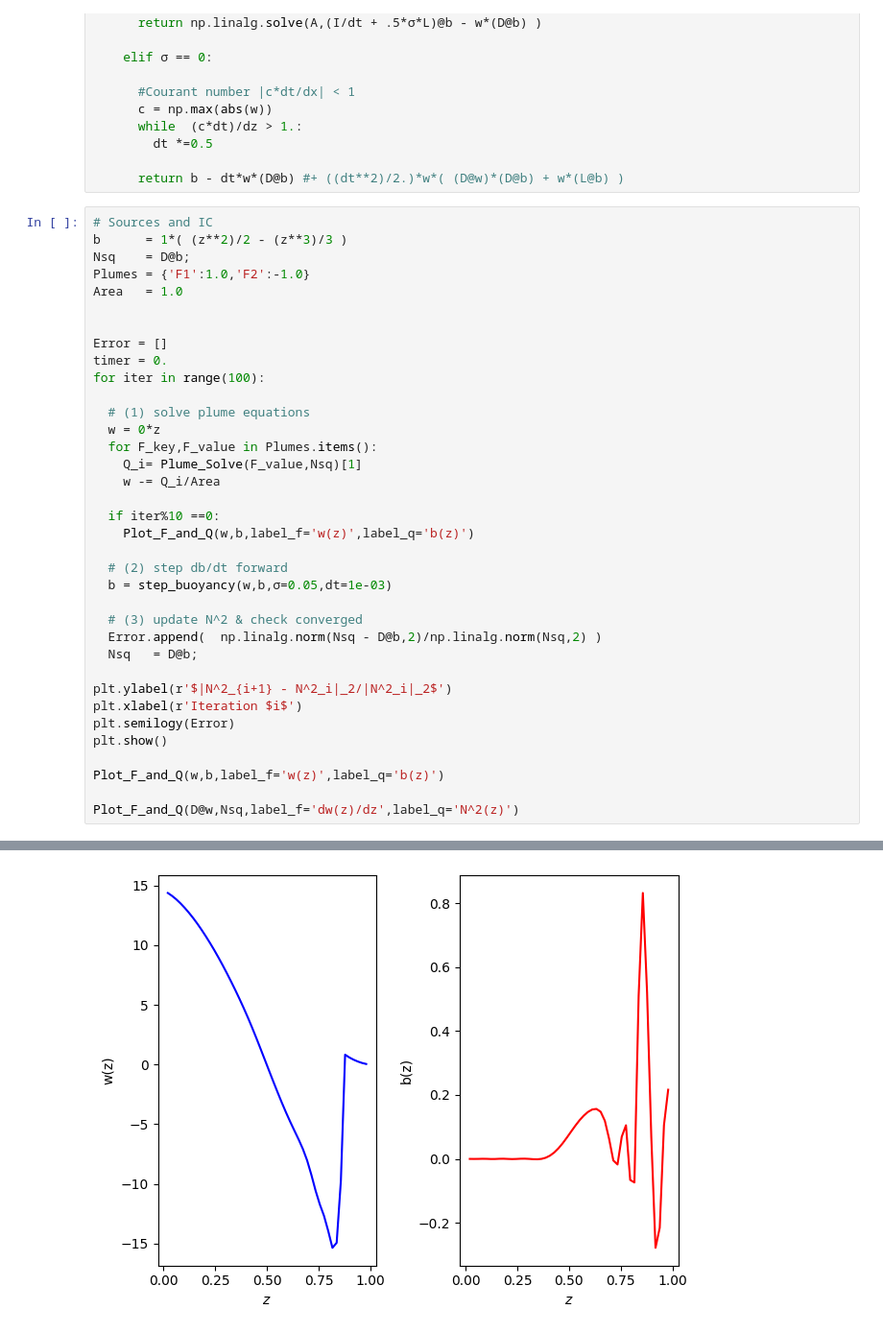
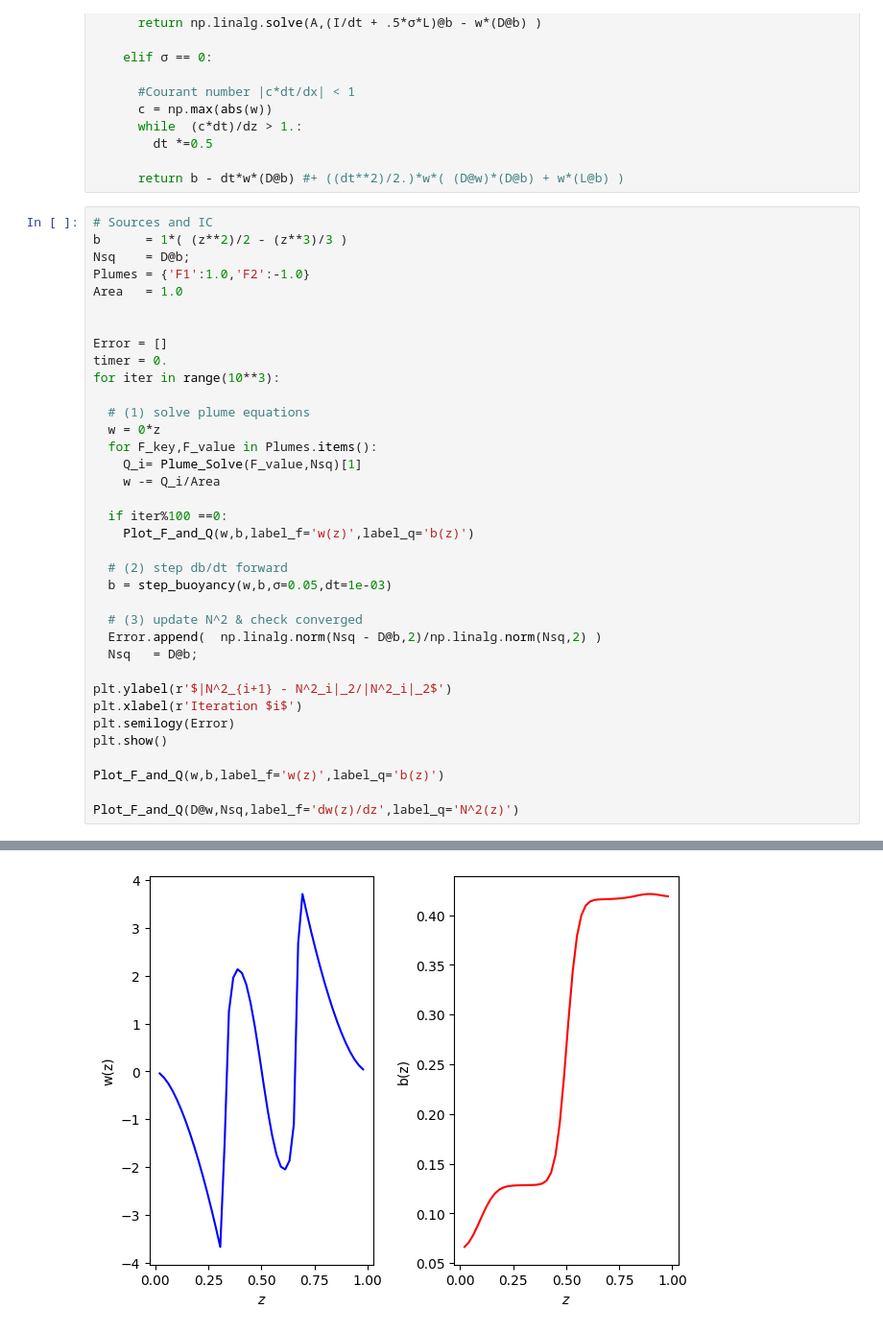
Before and after one commit to mannixp/D.strafity-mapping, a Jupyter notebook: Plume_Model.ipynb, the cells around one changed output, grey strips where cells are left out. Shown at 96% size. Cells and saved outputs as stored; diff of their text form.

```diff
--- a/Plume_Model.ipynb
+++ b/Plume_Model.ipynb
@@ -213,7 +213,7 @@ Area   = 1.0
 
 Error = []
 timer = 0.
-for iter in range(100):
+for iter in range(10**3):
 
   # (1) solve plume equations
   w = 0*z
@@ -221,7 +221,7 @@ for iter in range(100):
     Q_i= Plume_Solve(F_value,Nsq)[1]
     w -= Q_i/Area
 
-  if iter%10 ==0:
+  if iter%100 ==0:
     Plot_F_and_Q(w,b,label_f='w(z)',label_q='b(z)')
 
   # (2) step db/dt forward
@@ -246 +246 @@ Plot_F_and_Q(D@w,Nsq,label_f='dw(z)/dz',label_q='N^2(z)')
-[figure, old version]
+[figure, new version]
```
Also changed, not shown: parts of 1 cell of this notebook.
